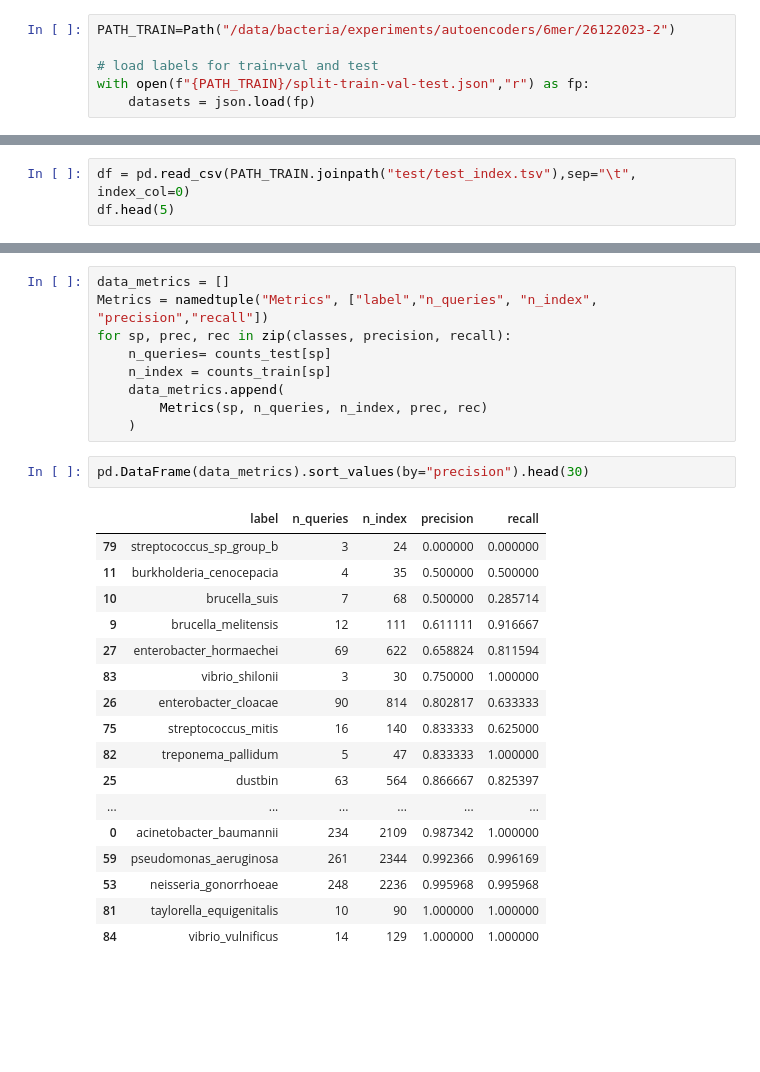
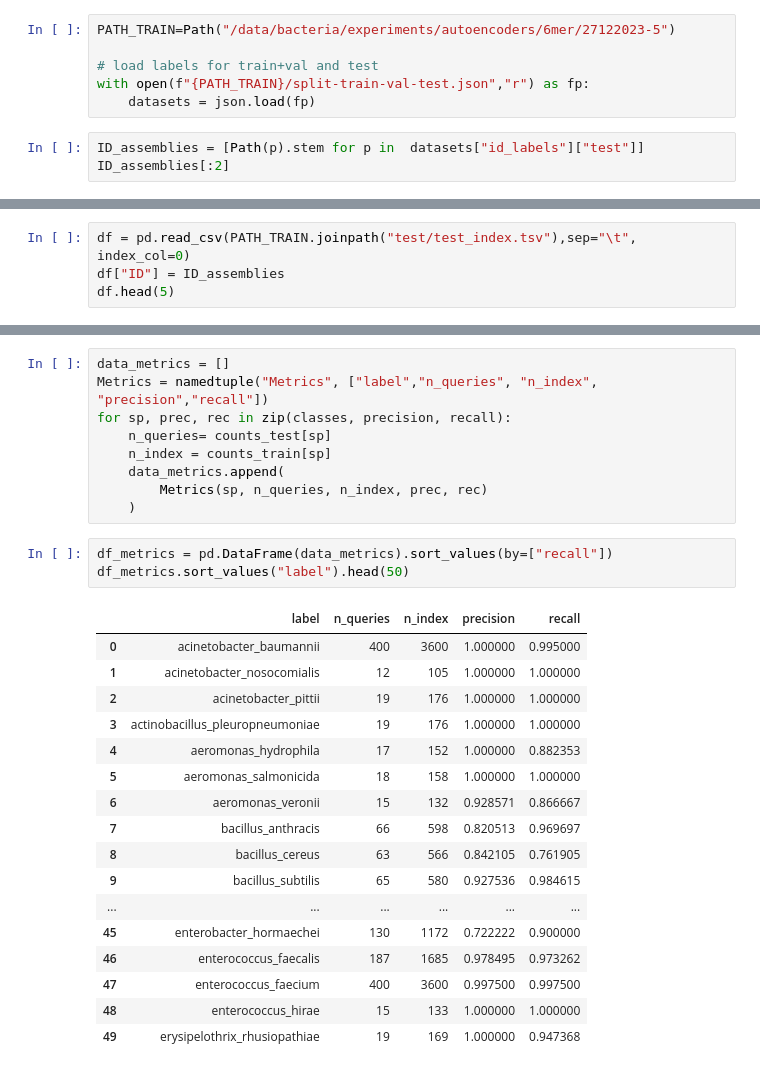
Before and after one commit to pg-space/panspace, a Jupyter notebook: notebooks/test_index.ipynb, the cells around one changed output, grey strips where cells are left out. Cells and saved outputs as stored; diff of their text form; blank space fills up the shorter version.

```diff
--- a/notebooks/test_index.ipynb
+++ b/notebooks/test_index.ipynb
@@ -17,8 +17,11 @@ from sklearn.metrics import (
 # %% [markdown]
 Load data from experiment
 # %%
-PATH_TRAIN=Path("/data/bacteria/experiments/autoencoders/6mer/26122023-2")
+PATH_TRAIN=Path("/data/bacteria/experiments/autoencoders/6mer/27122023-5")
 
 # load labels for train+val and test
 with open(f"{PATH_TRAIN}/split-train-val-test.json","r") as fp:
     datasets = json.load(fp)
+# %%
+ID_assemblies = [Path(p).stem for p in  datasets["id_labels"]["test"]]
+ID_assemblies[:2]
@@ -50,6 +55,7 @@ for idx, sp, ds, count in df_infolabels.query("dataset != 'test'").to_records("r
 - The column `GT` correspond to the true label of the query.
 # %%
 df = pd.read_csv(PATH_TRAIN.joinpath("test/test_index.tsv"),sep="\t", index_col=0)
+df["ID"] = ID_assemblies
 df.head(5)
 # %% [output]
 |  | GT | consensus_1 | consensus_3 | consensus_5 | consensus_10 | 0 | 1 | 2 | 3 | ... |
@@ -79,22 +85,23 @@ for sp, prec, rec in zip(classes, precision, recall):
         Metrics(sp, n_queries, n_index, prec, rec)
     )
 # %%
-pd.DataFrame(data_metrics).sort_values(by="precision").head(30)
+df_metrics = pd.DataFrame(data_metrics).sort_values(by=["recall"])
+df_metrics.sort_values("label").head(50)
 # %% [output]
 |  | label | n_queries | n_index | precision | recall |
-| 79 | streptococcus_sp_group_b | 3 | 24 | 0.000000 | 0.000000 |
-| 11 | burkholderia_cenocepacia | 4 | 35 | 0.500000 | 0.500000 |
-| 10 | brucella_suis | 7 | 68 | 0.500000 | 0.285714 |
-| 9 | brucella_melitensis | 12 | 111 | 0.611111 | 0.916667 |
-| 27 | enterobacter_hormaechei | 69 | 622 | 0.658824 | 0.811594 |
-| 83 | vibrio_shilonii | 3 | 30 | 0.750000 | 1.000000 |
-| 26 | enterobacter_cloacae | 90 | 814 | 0.802817 | 0.633333 |
-| 75 | streptococcus_mitis | 16 | 140 | 0.833333 | 0.625000 |
-| 82 | treponema_pallidum | 5 | 47 | 0.833333 | 1.000000 |
-| 25 | dustbin | 63 | 564 | 0.866667 | 0.825397 |
+| 0 | acinetobacter_baumannii | 400 | 3600 | 1.000000 | 0.995000 |
+| 1 | acinetobacter_nosocomialis | 12 | 105 | 1.000000 | 1.000000 |
+| 2 | acinetobacter_pittii | 19 | 176 | 1.000000 | 1.000000 |
+| 3 | actinobacillus_pleuropneumoniae | 19 | 176 | 1.000000 | 1.000000 |
+| 4 | aeromonas_hydrophila | 17 | 152 | 1.000000 | 0.882353 |
+| 5 | aeromonas_salmonicida | 18 | 158 | 1.000000 | 1.000000 |
+| 6 | aeromonas_veronii | 15 | 132 | 0.928571 | 0.866667 |
+| 7 | bacillus_anthracis | 66 | 598 | 0.820513 | 0.969697 |
+| 8 | bacillus_cereus | 63 | 566 | 0.842105 | 0.761905 |
+| 9 | bacillus_subtilis | 65 | 580 | 0.927536 | 0.984615 |
 | ... | ... | ... | ... | ... | ... |
-| 0 | acinetobacter_baumannii | 234 | 2109 | 0.987342 | 1.000000 |
-| 59 | pseudomonas_aeruginosa | 261 | 2344 | 0.992366 | 0.996169 |
-| 53 | neisseria_gonorrhoeae | 248 | 2236 | 0.995968 | 0.995968 |
-| 81 | taylorella_equigenitalis | 10 | 90 | 1.000000 | 1.000000 |
-| 84 | vibrio_vulnificus | 14 | 129 | 1.000000 | 1.000000 |
+| 45 | enterobacter_hormaechei | 130 | 1172 | 0.722222 | 0.900000 |
+| 46 | enterococcus_faecalis | 187 | 1685 | 0.978495 | 0.973262 |
+| 47 | enterococcus_faecium | 400 | 3600 | 0.997500 | 0.997500 |
+| 48 | enterococcus_hirae | 15 | 133 | 1.000000 | 1.000000 |
+| 49 | erysipelothrix_rhusiopathiae | 19 | 169 | 1.000000 | 0.947368 |
```
Also changed, not shown: parts of 19 cells of this notebook, 8 other files.
